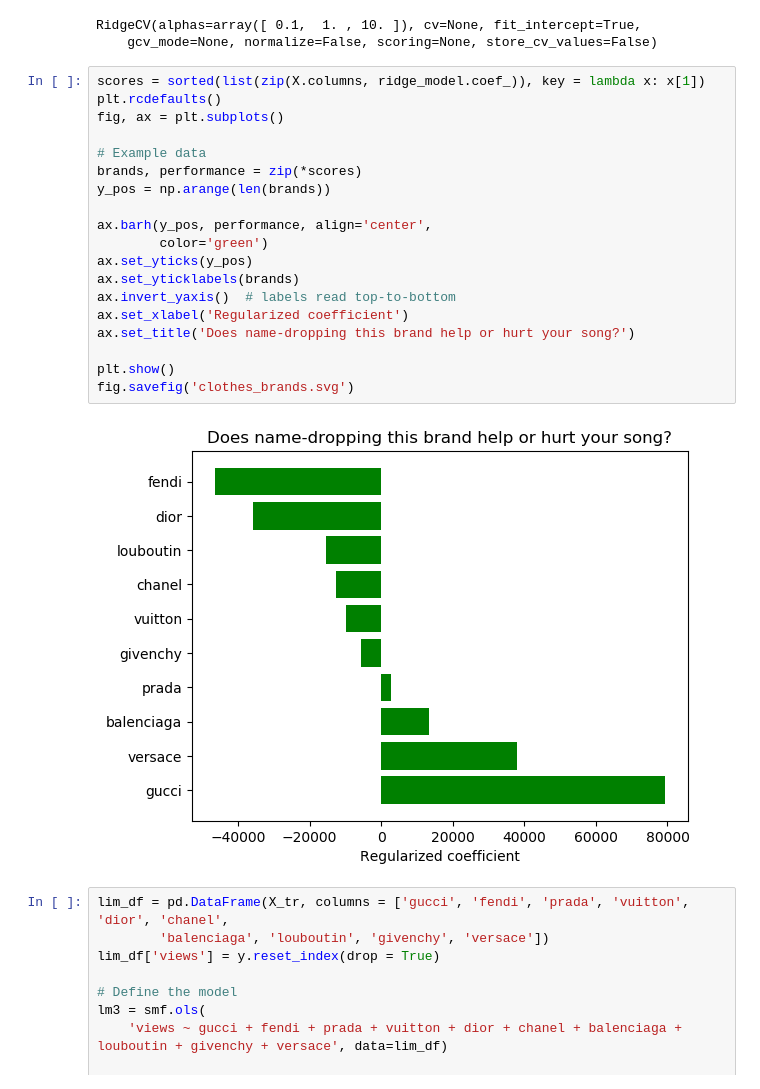
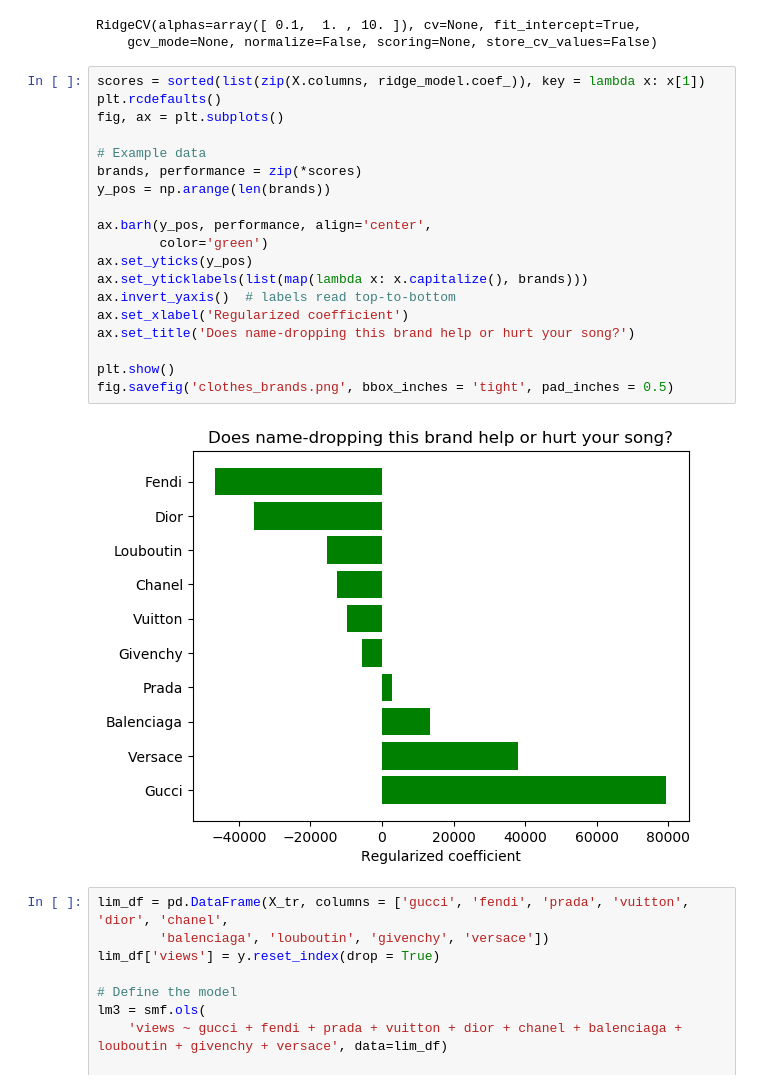
Before and after one commit to natdennett/luther, a Jupyter notebook: modeling.ipynb, the cells around one changed output. Saved outputs shown, nothing was run; the diff lists cells and outputs as text.

```diff
--- a/modeling.ipynb
+++ b/modeling.ipynb
@@ -205,24 +205,24 @@ RidgeCV(alphas=array([ 0.1,  1. , 10. ]), cv=None, fit_intercept=True,
 # %%
 scores = sorted(list(zip(X.columns, ridge_model.coef_)), key = lambda x: x[1])
 plt.rcdefaults()
 fig, ax = plt.subplots()
 
 # Example data
 brands, performance = zip(*scores)
 y_pos = np.arange(len(brands))
 
 ax.barh(y_pos, performance, align='center',
         color='green')
 ax.set_yticks(y_pos)
-ax.set_yticklabels(brands)
+ax.set_yticklabels(list(map(lambda x: x.capitalize(), brands)))
 ax.invert_yaxis()  # labels read top-to-bottom
 ax.set_xlabel('Regularized coefficient')
 ax.set_title('Does name-dropping this brand help or hurt your song?')
 
 plt.show()
-fig.savefig('clothes_brands.svg')
+fig.savefig('clothes_brands.png', bbox_inches = 'tight', pad_inches = 0.5)
 # %% [output]
-[figure, old version]
+[figure, new version]
 # %%
 lim_df = pd.DataFrame(X_tr, columns = ['gucci', 'fendi', 'prada', 'vuitton', 'dior', 'chanel',
         'balenciaga', 'louboutin', 'givenchy', 'versace'])
```
Also changed, not shown: parts of 3 cells of this notebook.
